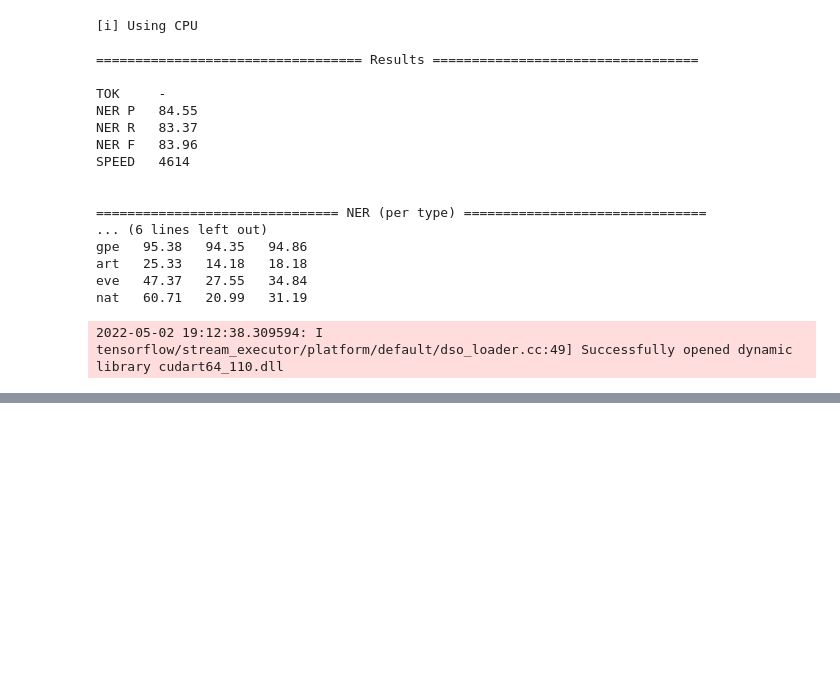
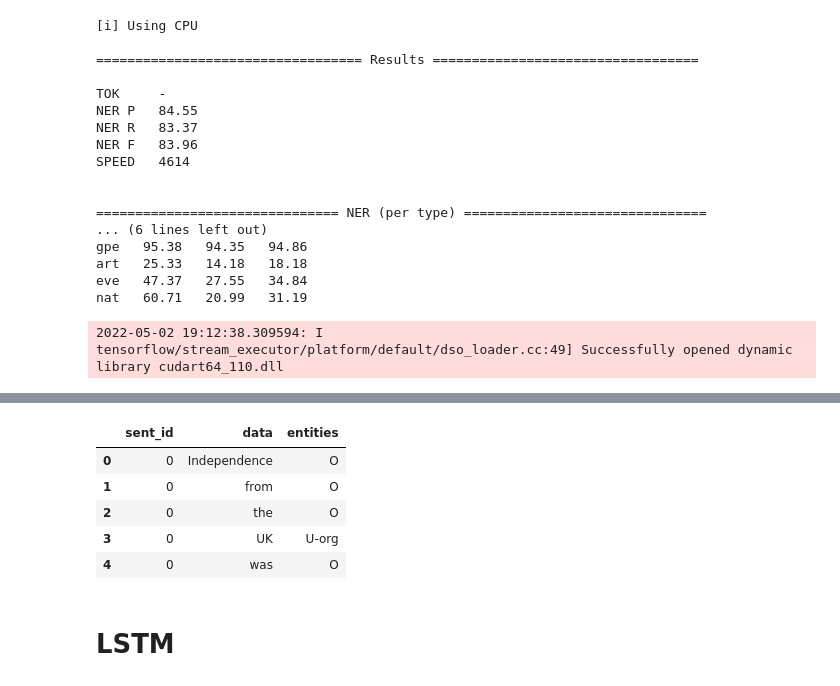
Before and after one commit to waitforcode/My_NER, a Jupyter notebook: Notebooks/Test_kaggle_dataset.ipynb, the cells around one changed output, grey strips where cells are left out. Drawn from its saved outputs; the diff is of its cells as text; code cells hidden in the pictures; blank space fills up the shorter version.

```diff
--- a/Notebooks/Test_kaggle_dataset.ipynb
+++ b/Notebooks/Test_kaggle_dataset.ipynb
@@ -369,0 +374,5 @@ nat   60.71   20.99   31.19
+# %%
+nlp = spacy.load("en_core_web_sm")
+# %%
+with open(f'../spacy_data/ner_train.json', 'r') as f:
+    d = json.load(f)
@@ -369,0 +472,24 @@ nat   60.71   20.99   31.19
+# %%
+%%time
+# convert the data
+new_data = []
+biluo_labels = []
+for i in range(len(d[0]['paragraphs'])):
+    tokens_dict = d[0]['paragraphs'][i]['sentences'][0]['tokens']
+    tokens = [i['orth'] for i in tokens_dict]
+    if len([i['orth'] for i in tokens_dict]) > 1:
+
+        text = ' '.join(tokens)
+        doc = nlp(text)
+        entities = d[0]['paragraphs'][i]['entities']
+
+        new_ents = offsets_to_biluo_tags(doc, entities)
+        if entities == []:
+            new_ents = ['O'] * len(tokens)
+        new_data.append(tokens)
+
+        biluo_labels.append(new_ents)
+        if len(tokens) != len(new_ents):
+
+            ents2 = convert_to_biluo(text, entities)[1]
+            biluo_labels[-1] = ents2
@@ -369,0 +498,12 @@ nat   60.71   20.99   31.19
+# %%
+df = pd.DataFrame({'sent_id': [i for j in [[i] * len(s) for i, s in enumerate(new_data)] for i in j],
+                   'data': [i for j in new_data for i in j],
+                   'entities': [i for j in biluo_labels for i in j]})
+df.head()
+# %% [output]
+|  | sent_id | data | entities |
+| 0 | 0 | Independence | O |
+| 1 | 0 | from | O |
+| 2 | 0 | the | O |
+| 3 | 0 | UK | U-org |
+| 4 | 0 | was | O |
@@ -369,0 +531,2 @@ nat   60.71   20.99   31.19
+# %% [markdown]
+<h1>LSTM
```
Also changed, not shown: parts of 6 cells of this notebook, 2 other files.
